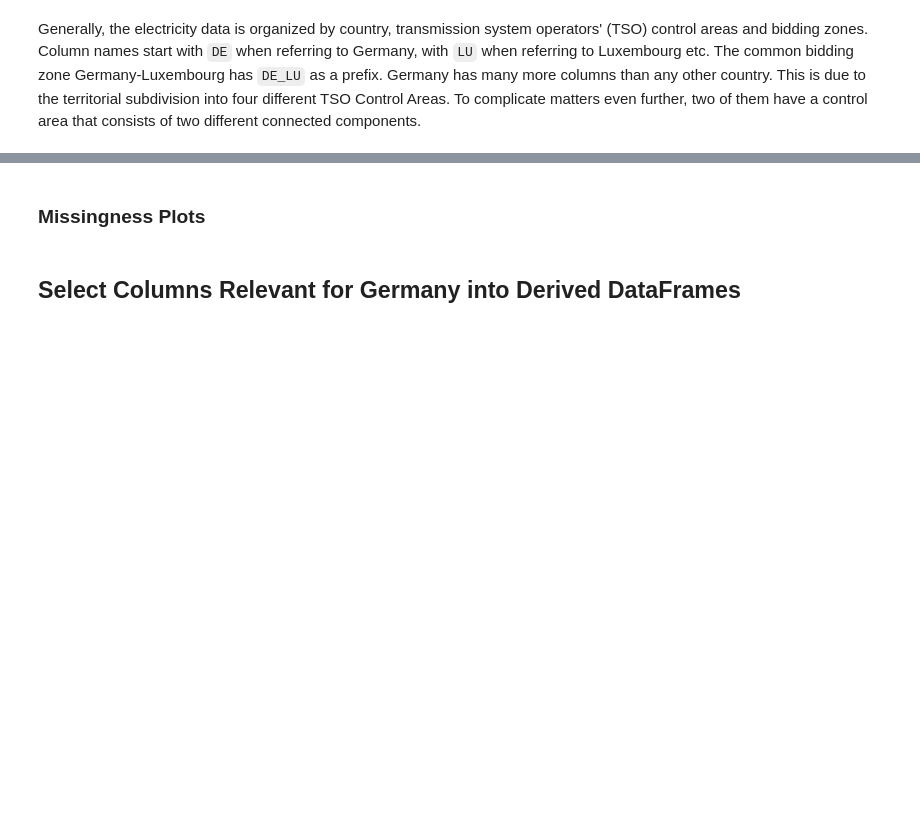
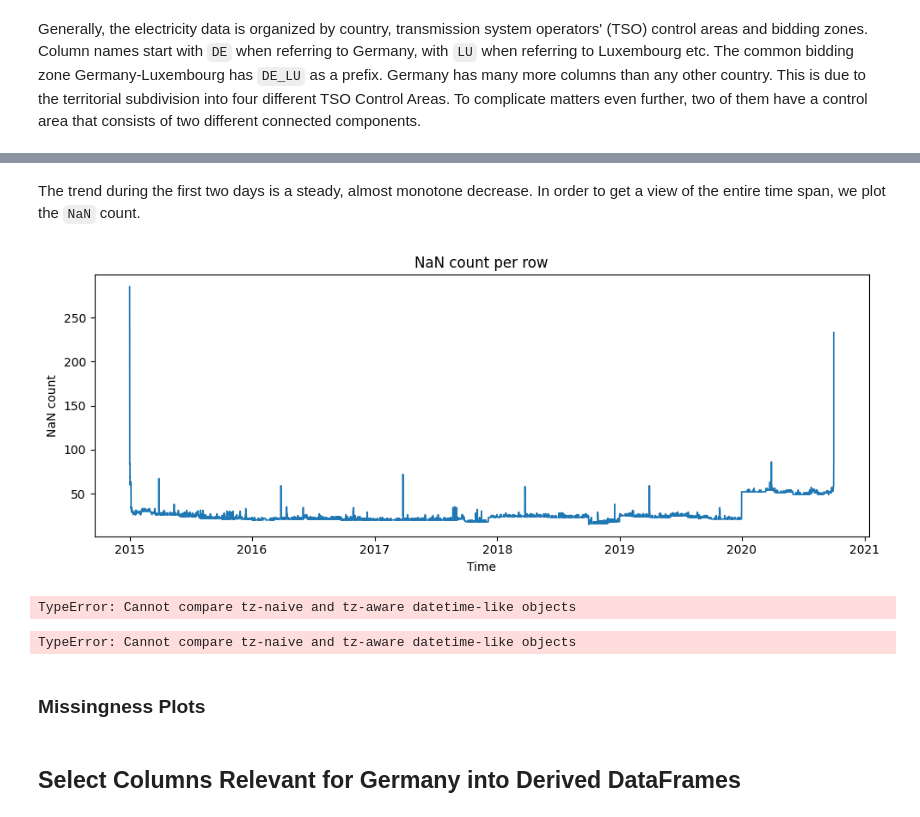
Before and after one commit to F-Skorz/electricity-demand-project, a Jupyter notebook: notebooks/01_OPSD_EDA.ipynb, the cells around one changed output, grey strips where cells are left out. Cells and saved outputs as stored; diff of their text form; code cells hidden in the pictures; blank space fills up the shorter version.

Commit message:
eda_utils.py tidied up (new function names) , 01_OPSD_EDA adjusted

```diff
--- a/notebooks/01_OPSD_EDA.ipynb
+++ b/notebooks/01_OPSD_EDA.ipynb
@@ -195,0 +272,67 @@ Bottom 20 by relative NaNs:
+# %% [markdown]
+The trend during the first two days is a steady, almost monotone decrease. In order to get a view of the entire time span, we plot the  `NaN` count.
+# %%
+import matplotlib.pyplot as plt
+from pathlib import Path
+import sys, importlib
+
+PROJECT_ROOT = Path.cwd().parent
+if str(PROJECT_ROOT) not in sys.path:
+    sys.path.insert(0, str(PROJECT_ROOT))
+
+from src import eda_utils
+importlib.reload(eda_utils)
+from src import plotting_utils
+importlib.reload(plotting_utils)
+
+
+
+fig, ax = plotting_utils.plot_nan_count(nan_summary_df, time_col="utc_timestamp", use_existing_col="nan_count", title="NaN count per row")
+
+plt.show()
+# %% [output]
+[figure, added]
+# %%
+import matplotlib.pyplot as plt
+from pathlib import Path
+import sys, importlib
+
+PROJECT_ROOT = Path.cwd().parent
+if str(PROJECT_ROOT) not in sys.path:
+    sys.path.insert(0, str(PROJECT_ROOT))
+
+from src import eda_utils
+importlib.reload(eda_utils)
+from src import plotting_utils
+importlib.reload(plotting_utils)
+fig, ax = plotting_utils.plot_nan_count(
+    nan_summary_df,
+    time_col="utc_timestamp",
+    start_date="2019-01-01",
+    end_date="2019-12-31",
+    resample=None,
+    title="NaN count per row (2019)",
+)
+plt.show()
+# %% [output]
+TypeError: Cannot compare tz-naive and tz-aware datetime-like objects
+# %%
+from pathlib import Path
+import sys, importlib
+
+PROJECT_ROOT = Path.cwd().parent
+sys.path.insert(0, str(PROJECT_ROOT))
+
+from src.plotting_utils import plot_nan_count
+importlib.reload(sys.modules['src.plotting_utils'])  # ensure latest version
+
+fig, ax = plot_nan_count(
+    df,
+    time_col="utc_timestamp",
+    start_date="2019-01-01",
+    end_date="2019-12-31 23:59:59",
+    resample=None,
+    title="NaN count per row (2019)",
+)
+# %% [output]
+TypeError: Cannot compare tz-naive and tz-aware datetime-like objects
```
Also changed, not shown: parts of 12 cells of this notebook, 2 other files.
